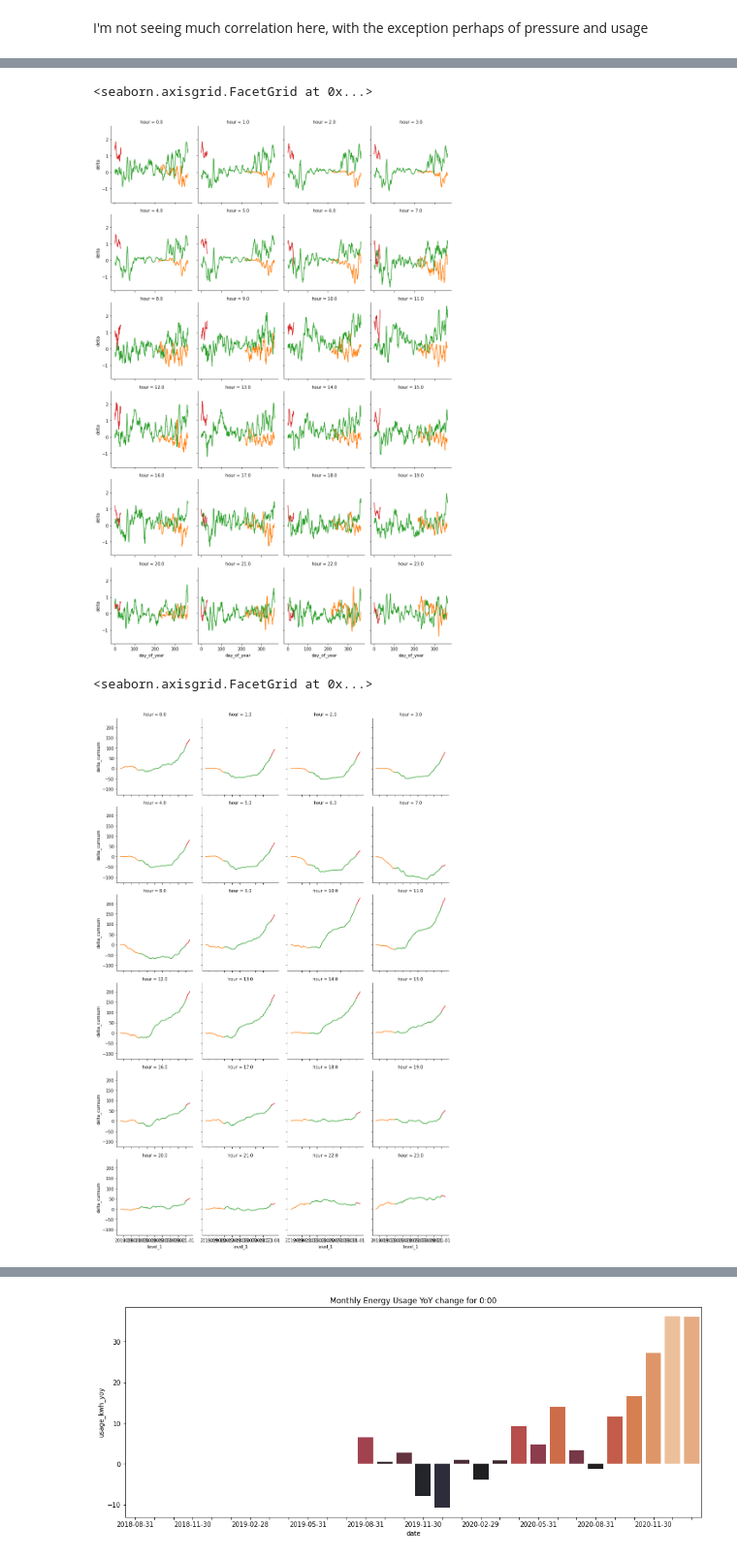
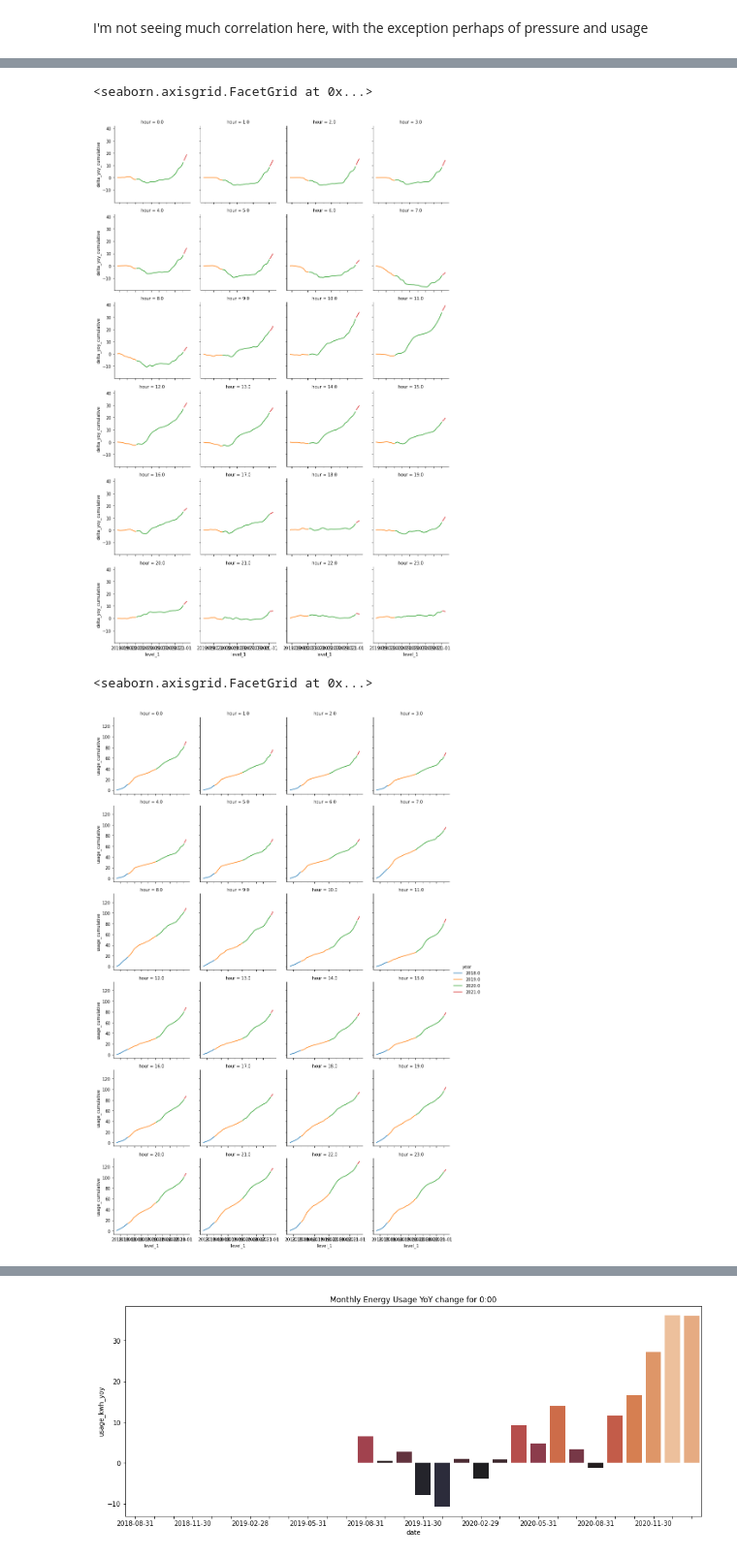
Before and after one commit to andrewhao/nrglab, a Jupyter notebook: nrglab.ipynb, the cells around one changed output, grey strips where cells are left out. Shown at 97% size. Saved outputs shown, nothing was run; the diff lists cells and outputs as text; code cells hidden in the pictures.

Commit message:
Adding new faceted hourly analysis. Better documentation

```diff
--- a/nrglab.ipynb
+++ b/nrglab.ipynb
@@ -149,0 +155,22 @@ df_hourly_yoy = df.groupby(by='hour').apply(hourly_computation)
+# %%
+def hourly_yoy_computation(df_hour):
+    """
+    Assemble a dataframe that contains YoY data for a single hour slice.
+    Remember that the interval of this df is weekly
+    """
+    df_temp = pd.DataFrame()
+    df_resampled = df_hour.resample('W')
+    df_temp['month'] = df_resampled.month.min()
+    df_temp['week_of_year'] = df_resampled.week_of_year.min()
+    df_temp['year'] = df_resampled.year.min()
+    # 3-week rolling average of this hour slice for smoothing
+    df_temp['usage_kwh_rolling'] = df_resampled.usage_kwh.median().rolling(3).mean()
+    df_temp['last_year'] = df_temp.usage_kwh_rolling.shift(52)
+    df_temp['yoy_delta'] = df_temp.usage_kwh_rolling - df_temp.last_year
+    df_temp['delta_yoy_cumulative'] = df_temp['yoy_delta'].cumsum()
+    df_temp['usage_cumulative'] = df_temp.usage_kwh_rolling.cumsum()
+    df_temp['usage_weekly_pct_change'] = df_temp.usage_kwh_rolling.pct_change(periods=1)
+    df_temp['usage_monthly_pct_change'] = df_temp.usage_kwh_rolling.pct_change(periods=4)
+    df_temp['usage_yearly_pct_change'] = df_temp.usage_kwh_rolling.pct_change(periods=52)
+    return df_temp
+df_hourly_yoy = df.groupby(by='hour').apply(hourly_yoy_computation)
@@ -150,12 +184,12 @@ df_hourly_yoy = df.groupby(by='hour').apply(hourly_computation)
 # %%
 g = sns.FacetGrid(df_hourly_yoy.reset_index(), hue='year', col="hour", col_wrap=4)
-g.map(sns.lineplot, "day_of_year", "delta")
+g.map(sns.lineplot, "level_1", "delta_yoy_cumulative")
 # %% [output]
 <seaborn.axisgrid.FacetGrid at 0x...>
-[figure, old version]
+[figure, new version]
 # %%
 g = sns.FacetGrid(df_hourly_yoy.reset_index(), hue='year', col="hour", col_wrap=4)
-g.map(sns.lineplot, "level_1", "delta_cumsum")
+g.map(sns.lineplot, "level_1", "usage_cumulative").add_legend()
 # %% [output]
 <seaborn.axisgrid.FacetGrid at 0x...>
-[figure, old version]
+[figure, new version]
```
Also changed, not shown: parts of 16 cells of this notebook.
